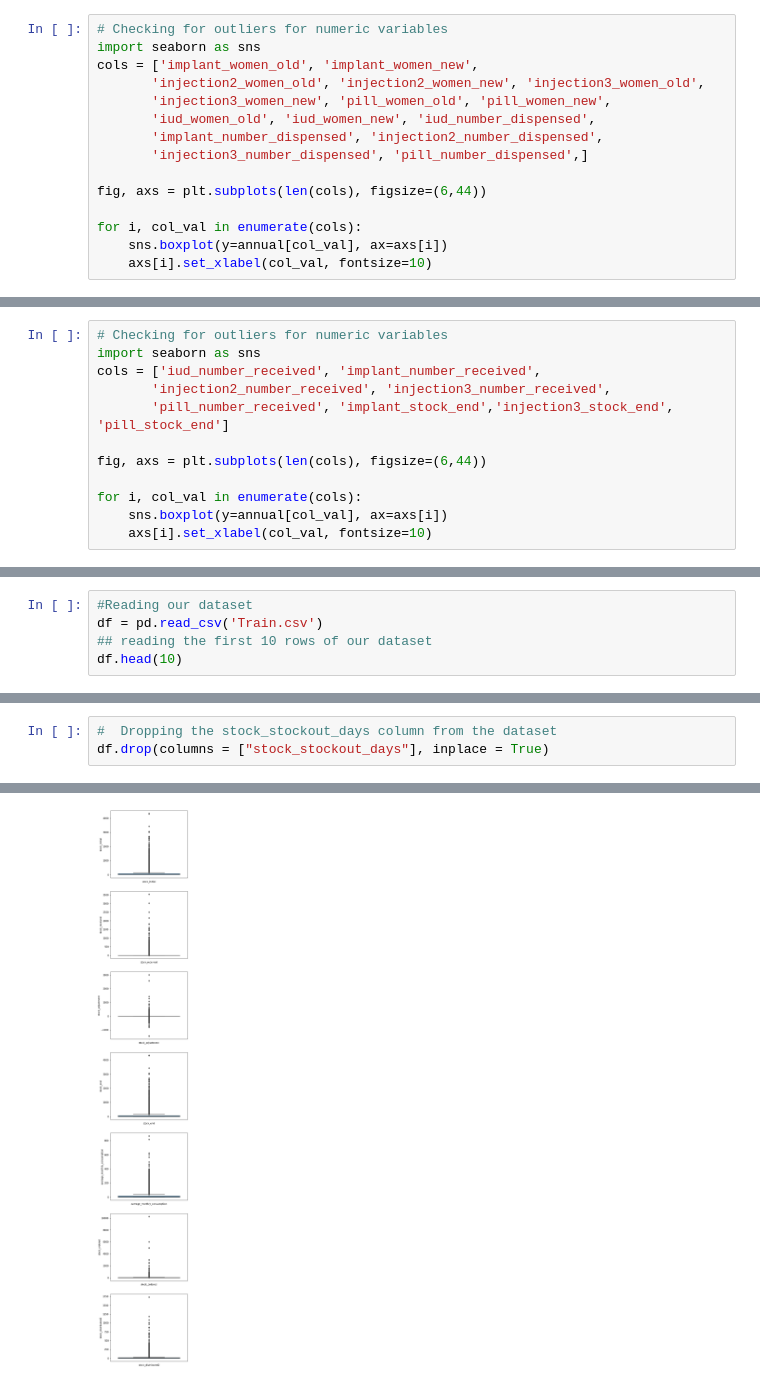
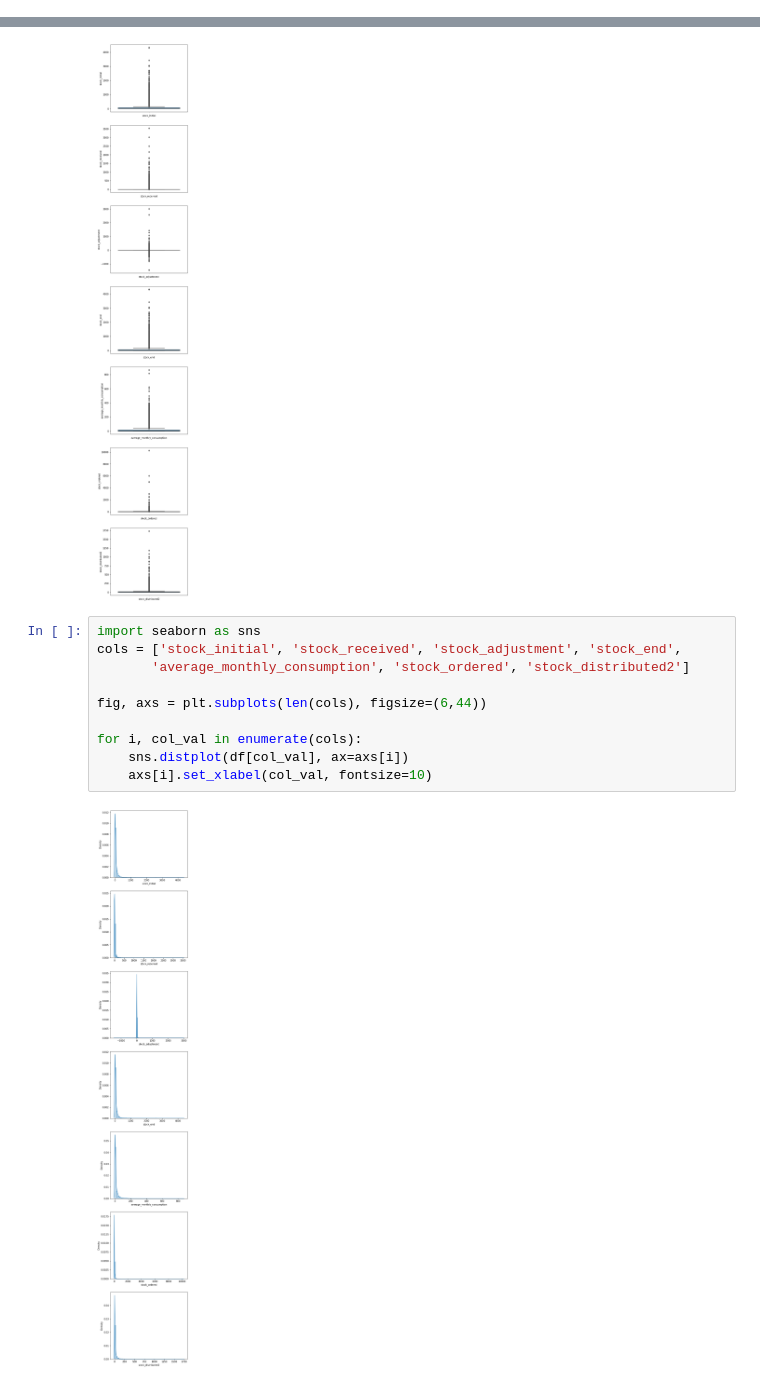
Before and after one commit to Viviankatheu/Future-Contraceptive-Use, a Jupyter notebook: Intelligent_Forecasting_Challenge_Model_Future_Contraceptive__Use_in_Cote_d'Ivoire.ipynb, the cells around one changed output, grey strips where cells are left out. Drawn from its saved outputs; the diff is of its cells as text.

```diff
--- a/Intelligent_Forecasting_Challenge_Model_Future_Contraceptive__Use_in_Cote_d'Ivoire.ipynb
+++ b/Intelligent_Forecasting_Challenge_Model_Future_Contraceptive__Use_in_Cote_d'Ivoire.ipynb
@@ -239,15 +299,0 @@ for i, col_val in enumerate(cols):
-# %%
-# Checking for outliers for numeric variables
-import seaborn as sns
-cols = ['implant_women_old', 'implant_women_new',
-       'injection2_women_old', 'injection2_women_new', 'injection3_women_old',
-       'injection3_women_new', 'pill_women_old', 'pill_women_new',
-       'iud_women_old', 'iud_women_new', 'iud_number_dispensed',
-       'implant_number_dispensed', 'injection2_number_dispensed',
-       'injection3_number_dispensed', 'pill_number_dispensed',]
-
-fig, axs = plt.subplots(len(cols), figsize=(6,44))
-
-for i, col_val in enumerate(cols):
-    sns.boxplot(y=annual[col_val], ax=axs[i])
-    axs[i].set_xlabel(col_val, fontsize=10)
@@ -256,12 +299,0 @@ for i, col_val in enumerate(cols):
-# %%
-# Checking for outliers for numeric variables
-import seaborn as sns
-cols = ['iud_number_received', 'implant_number_received',
-       'injection2_number_received', 'injection3_number_received',
-       'pill_number_received', 'implant_stock_end','injection3_stock_end', 'pill_stock_end']
-
-fig, axs = plt.subplots(len(cols), figsize=(6,44))
-
-for i, col_val in enumerate(cols):
-    sns.boxplot(y=annual[col_val], ax=axs[i])
-    axs[i].set_xlabel(col_val, fontsize=10)
@@ -300,5 +379,0 @@ warnings.filterwarnings("ignore")
-# %%
-#Reading our dataset
-df = pd.read_csv('Train.csv')
-## reading the first 10 rows of our dataset
-df.head(10)
@@ -497,3 +406,0 @@ for index, percentage in enumerate(missing_percentage):
-# %%
-#  Dropping the stock_stockout_days column from the dataset
-df.drop(columns = ["stock_stockout_days"], inplace = True)
@@ -616,3 +507,15 @@ for i, col_val in enumerate(cols):
     axs[i].set_xlabel(col_val, fontsize=10)
 # %% [output]
 [figure]
+# %%
+import seaborn as sns
+cols = ['stock_initial', 'stock_received', 'stock_adjustment', 'stock_end',
+       'average_monthly_consumption', 'stock_ordered', 'stock_distributed2']
+
+fig, axs = plt.subplots(len(cols), figsize=(6,44))
+
+for i, col_val in enumerate(cols):
+    sns.distplot(df[col_val], ax=axs[i])
+    axs[i].set_xlabel(col_val, fontsize=10)
+# %% [output]
+[figure, added]
```
Also changed, not shown: parts of 63 cells of this notebook.
